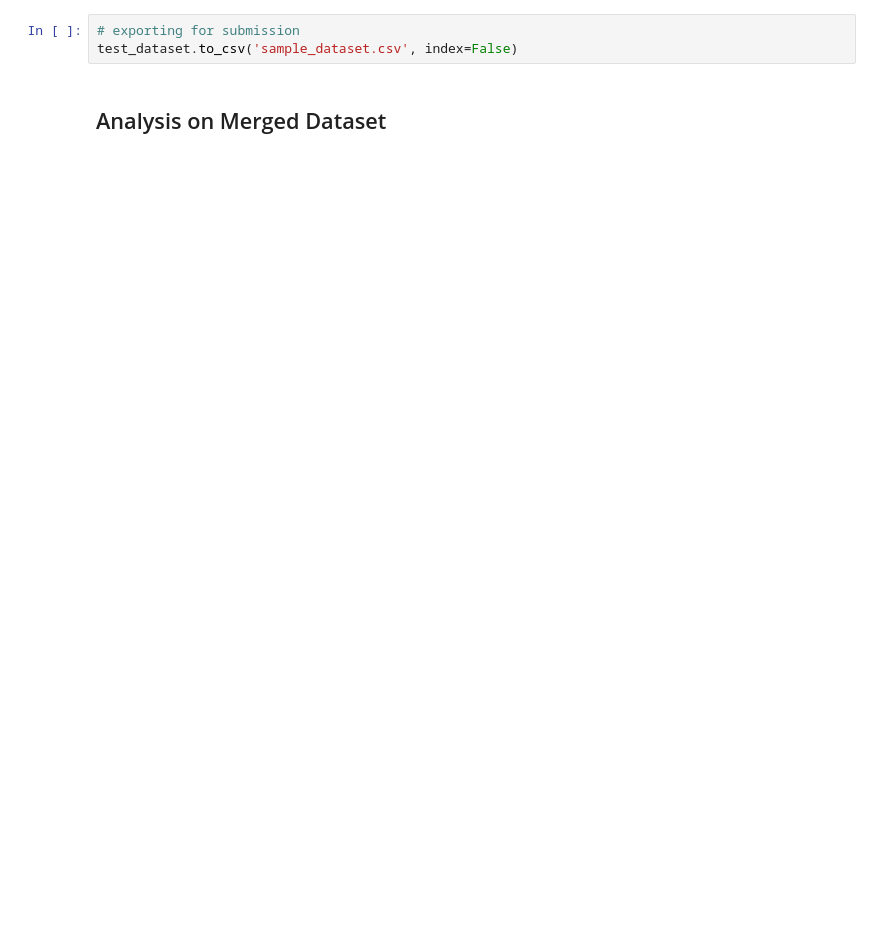
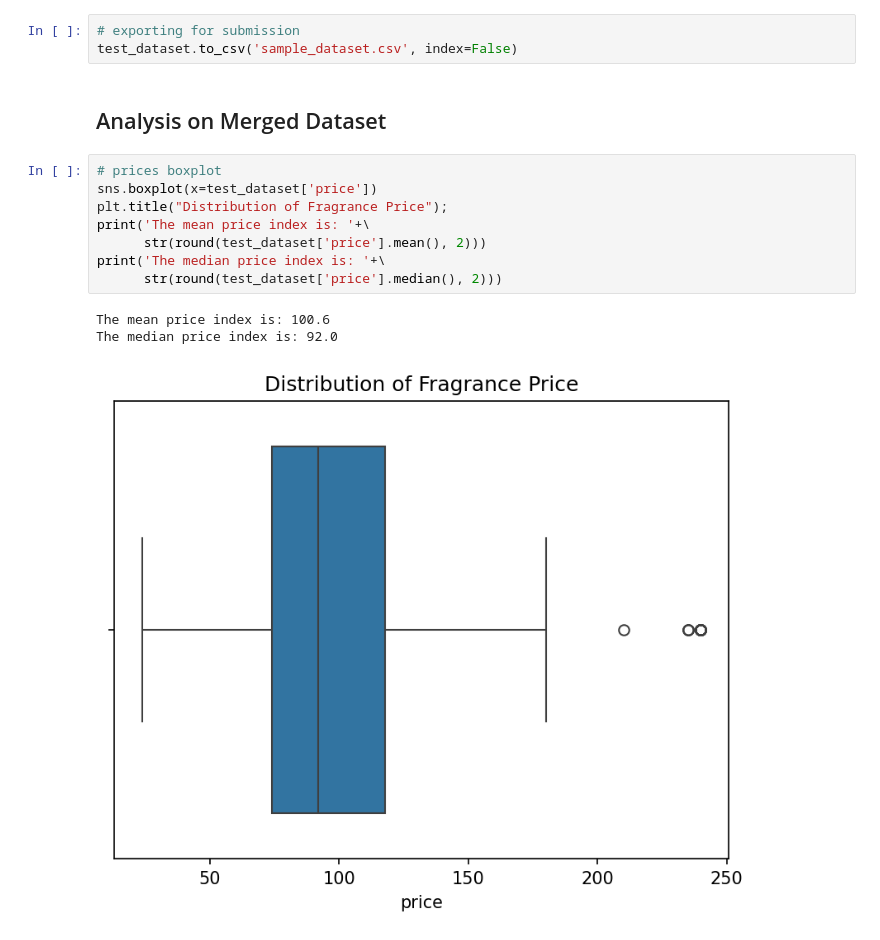
Before and after one commit to tanya-pa/4300-FinalProject-Flask, a Jupyter notebook: initial_data/P02_DataExploration.ipynb, the cells around one changed output. Cells and saved outputs as stored; diff of their text form; blank space fills up the shorter version.

```diff
--- a/initial_data/P02_DataExploration.ipynb
+++ b/initial_data/P02_DataExploration.ipynb
@@ -71,3 +87,15 @@ test_dataset.head()
 test_dataset.to_csv('sample_dataset.csv', index=False)
 # %% [markdown]
 ## Analysis on Merged Dataset
+# %%
+# prices boxplot
+sns.boxplot(x=test_dataset['price'])
+plt.title("Distribution of Fragrance Price");
+print('The mean price index is: '+\
+      str(round(test_dataset['price'].mean(), 2)))
+print('The median price index is: '+\
+      str(round(test_dataset['price'].median(), 2)))
+# %% [output]
+The mean price index is: 100.6
+The median price index is: 92.0
+[figure, added]
```
Also changed, not shown: parts of 7 cells of this notebook.
